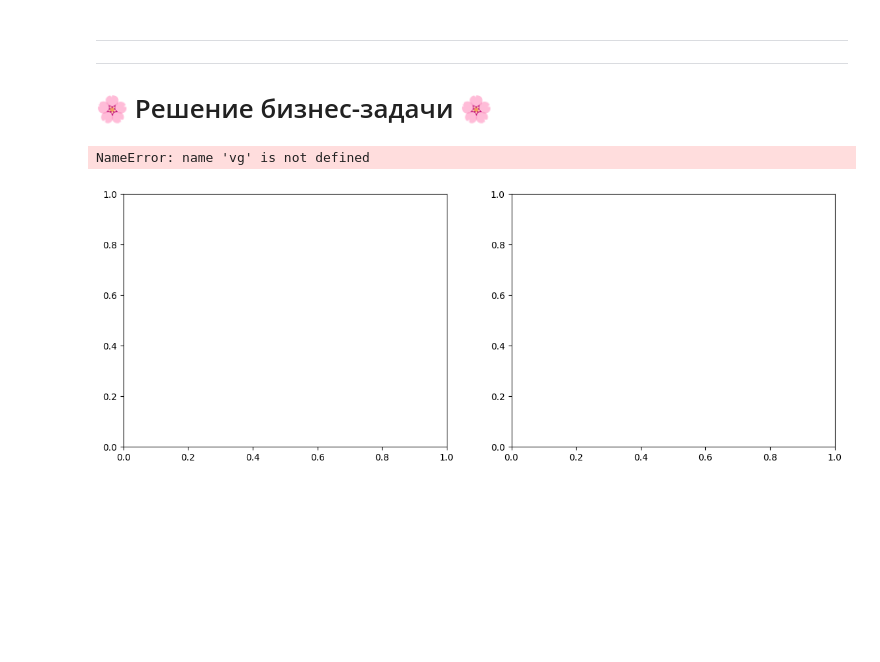
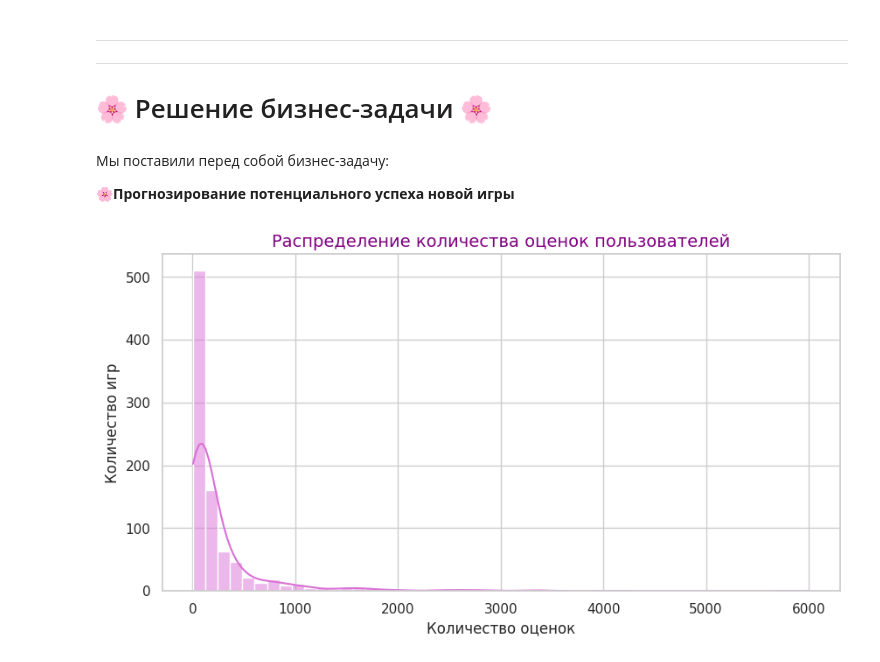
Before and after one commit to druzhban/gp2-group35, a Jupyter notebook: EDA/EDA.ipynb, the cells around one changed output. Drawn from its saved outputs; the diff is of its cells as text; code cells hidden in the pictures; blank space fills up the shorter version.

```diff
--- a/EDA/EDA.ipynb
+++ b/EDA/EDA.ipynb
@@ -7,3 +9,3 @@ import re
 # %%
-api = pd.read_csv('API_merged.csv')
-steam = pd.read_csv('steam_final_dataset.csv')
+api = pd.read_csv('../data/API_merged.csv')
+steam = pd.read_csv('../data/steam_final_dataset.csv')
@@ -236,14 +240,14 @@ video_games
 894 rows × 12 columns
 # %%
 # 2.4 Жанры/магазины — в списки
-video_games['genres_list'] = video_games['genres'].fillna('').str.split(',').apply(lambda L: [g.strip().title() for g in L if g.strip()])
-video_games['stores_list'] = video_games['stores'].fillna('').str.split(',').apply(lambda L: [s.strip().title() for s in L if s.strip()])
+#video_games['genres_list'] = video_games['genres'].fillna('').str.split(',').apply(lambda L: [g.strip().title() for g in L if g.strip()])
+#video_games['stores_list'] = video_games['stores'].fillna('').str.split(',').apply(lambda L: [s.strip().title() for s in L if s.strip()])
 
-video_games['n_genres'] = video_games['genres_list'].apply(len)
-video_games['n_stores'] = video_games['stores_list'].apply(len)
+#video_games['n_genres'] = video_games['genres_list'].apply(len)
+#video_games['n_stores'] = video_games['stores_list'].apply(len)
 
-# Primary genre для иммутации и группировок
-video_games['primary_genre'] = video_games['genres_list'].apply(lambda L: L[0] if L else np.nan)
+## Primary genre для иммутации и группировок
+#video_games['primary_genre'] = video_games['genres_list'].apply(lambda L: L[0] if L else np.nan)
 # %% [markdown]
 ### Вот наш готовый датасет, который будет помогать нам в решении поставленной нами бизнес-задачи.
 
@@ -301,11 +305,32 @@ video_games
 ---
 
 # 🌸 Решение бизнес-задачи 🌸
-# %%
-fig, ax = plt.subplots(1,2, figsize=(14,5))
-sns.histplot(vg['added'].dropna(), bins=40, ax=ax[0]); ax[0].set_title('Распределение added')
-sns.histplot(vg['added_log'].dropna(), bins=40, ax=ax[1]); ax[1].set_title('Лог-преобразованный added (log1p)')
-plt.tight_layout(); plt.show()
-# %% [output]
-NameError: name 'vg' is not defined
-[figure, removed]
+# %% [markdown]
+Мы поставили перед собой бизнес-задачу:
+
+🌸**Прогнозирование потенциального успеха новой игры**
+# %%
+#делаем фон графиков белым с сеткой
+sns.set(style="whitegrid")
+#задаём размер всех графиков
+plt.rcParams['figure.figsize'] = (10,5)
+
+video_games['price'] = video_games['price'].astype(str).str.replace(r'[^\d.]', '', regex=True)
+#преобразуем строки в числа. Если значение нельзя преобразовать, ставится NaN, fillna делает NaN 0
+video_games['price'] = pd.to_numeric(video_games['price'], errors='coerce').fillna(0)
+
+numeric_cols = ['ratings_count','rating','metacritic','playtime','added']
+for col in numeric_cols:
+    video_games[col] = pd.to_numeric(video_games[col], errors='coerce').fillna(0)
+
+video_games['genres'] = video_games['genres'].fillna("Unknown")
+video_games['stores'] = video_games['stores'].fillna("Unknown")
+video_games['esrb_rating'] = video_games['esrb_rating'].fillna("Unknown")
+# %%
+sns.histplot(video_games['ratings_count'], bins=50, kde=True, color='orchid')
+plt.title("Распределение количества оценок пользователей", fontsize=14, color='purple')
+plt.xlabel("Количество оценок")
+plt.ylabel("Количество игр")
+plt.show()
+# %% [output]
+[figure, added]
```
Also changed, not shown: parts of 21 cells of this notebook, 1 other file.
